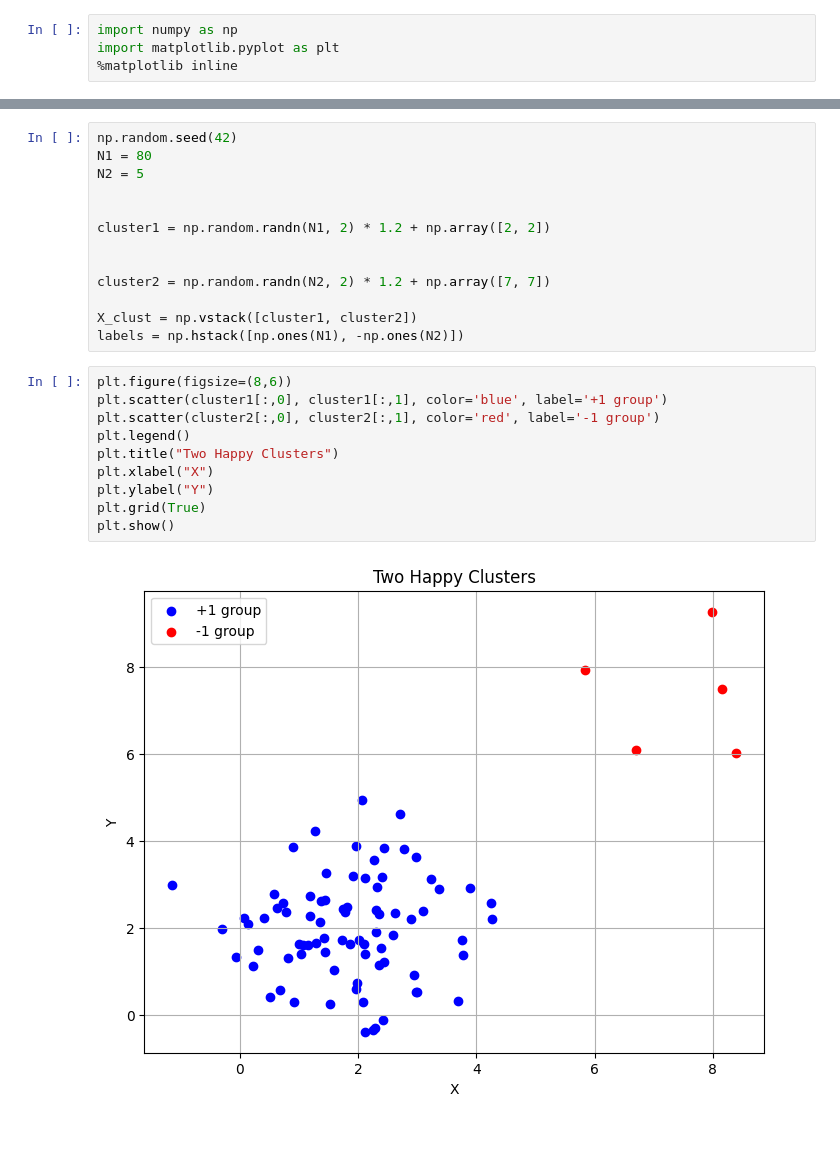
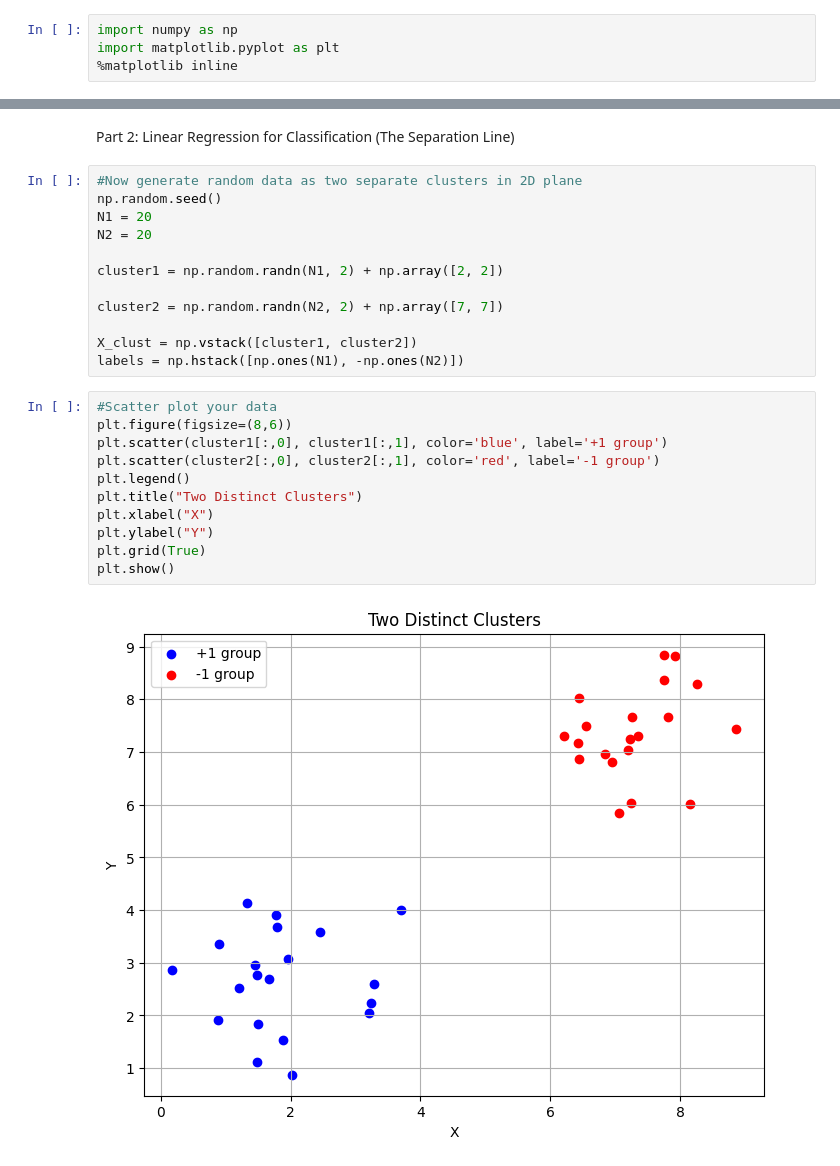
Before and after one commit to 23shxn/Ai-Algorithms, a Jupyter notebook: Linear Regression/Lab2.ipynb, the cells around one changed output, grey strips where cells are left out. Saved outputs shown, nothing was run; the diff lists cells and outputs as text; blank space fills up the shorter version.

```diff
--- a/Linear Regression/Lab2.ipynb
+++ b/Linear Regression/Lab2.ipynb
@@ -38,25 +44,27 @@ Sum of Square Error (Ein): 162.72612081827197
+# %% [markdown]
+Part 2: Linear Regression for Classification (The Separation Line)
 # %%
-np.random.seed(42)
-N1 = 80
-N2 = 5
+#Now generate random data as two separate clusters in 2D plane
+np.random.seed()
+N1 = 20
+N2 = 20
 
+cluster1 = np.random.randn(N1, 2) + np.array([2, 2])
 
-cluster1 = np.random.randn(N1, 2) * 1.2 + np.array([2, 2])
-
-
-cluster2 = np.random.randn(N2, 2) * 1.2 + np.array([7, 7])
+cluster2 = np.random.randn(N2, 2) + np.array([7, 7])
 
 X_clust = np.vstack([cluster1, cluster2])
 labels = np.hstack([np.ones(N1), -np.ones(N2)])
 # %%
+#Scatter plot your data
 plt.figure(figsize=(8,6))
 plt.scatter(cluster1[:,0], cluster1[:,1], color='blue', label='+1 group')
 plt.scatter(cluster2[:,0], cluster2[:,1], color='red', label='-1 group')
 plt.legend()
-plt.title("Two Happy Clusters")
+plt.title("Two Distinct Clusters")
 plt.xlabel("X")
 plt.ylabel("Y")
 plt.grid(True)
 plt.show()
 # %% [output]
-[figure, old version]
+[figure, new version]
```
Also changed, not shown: parts of 22 cells of this notebook.
